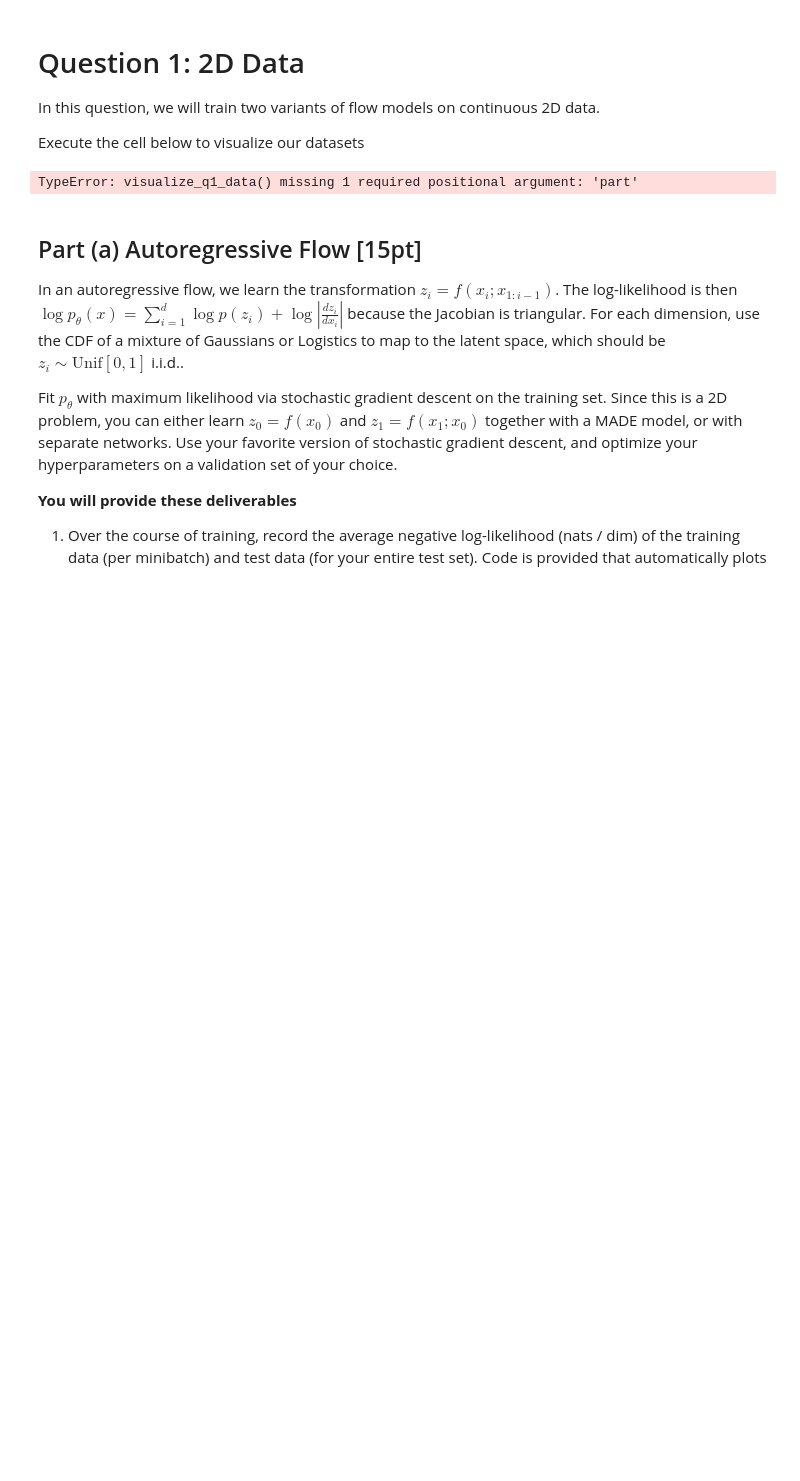
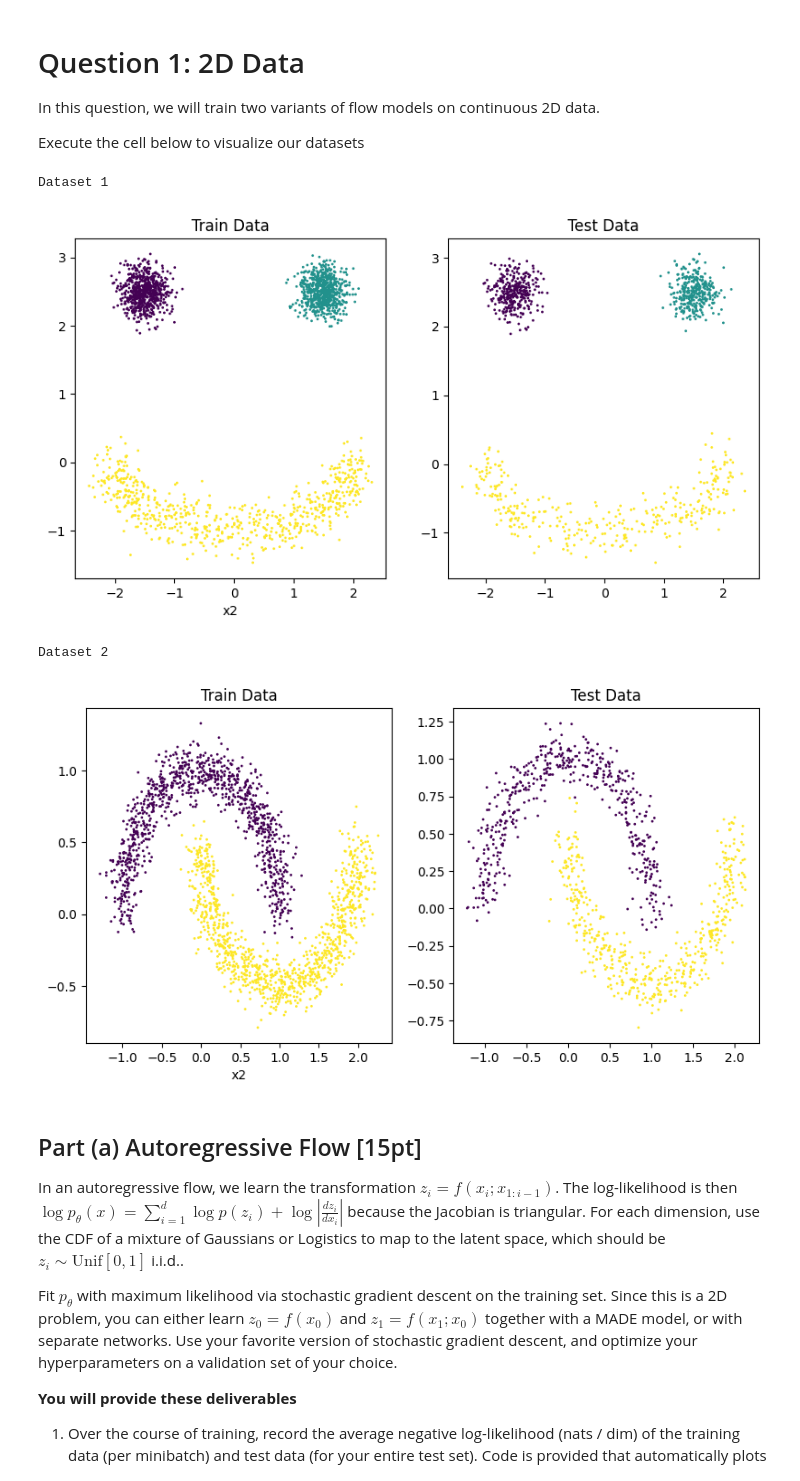
Before and after one commit to Tsukiiiwxt/deepul, a Jupyter notebook: homeworks/hw2-Flow/hw2_notebook.ipynb, the cells around one changed output. Saved outputs shown, nothing was run; the diff lists cells and outputs as text; code cells hidden in the pictures; blank space fills up the shorter version.

```diff
--- a/homeworks/hw2-Flow/hw2_notebook.ipynb
+++ b/homeworks/hw2-Flow/hw2_notebook.ipynb
@@ -55,10 +57,13 @@ In this question, we will train two variants of flow models on continuous 2D dat
 
 Execute the cell below to visualize our datasets
 # %%
-visualize_q1_data(dset_id=1)
-visualize_q1_data(dset_id=2)
+visualize_q1_data(dset_type=1)
+visualize_q1_data(dset_type=2)
 # %% [output]
-TypeError: visualize_q1_data() missing 1 required positional argument: 'part'
+Dataset 1
+[figure, added]
+Dataset 2
+[figure, added]
 # %% [markdown]
 ## Part (a) Autoregressive Flow [15pt]
 
```
Also changed, not shown: parts of 2 cells of this notebook, 6 other files.
